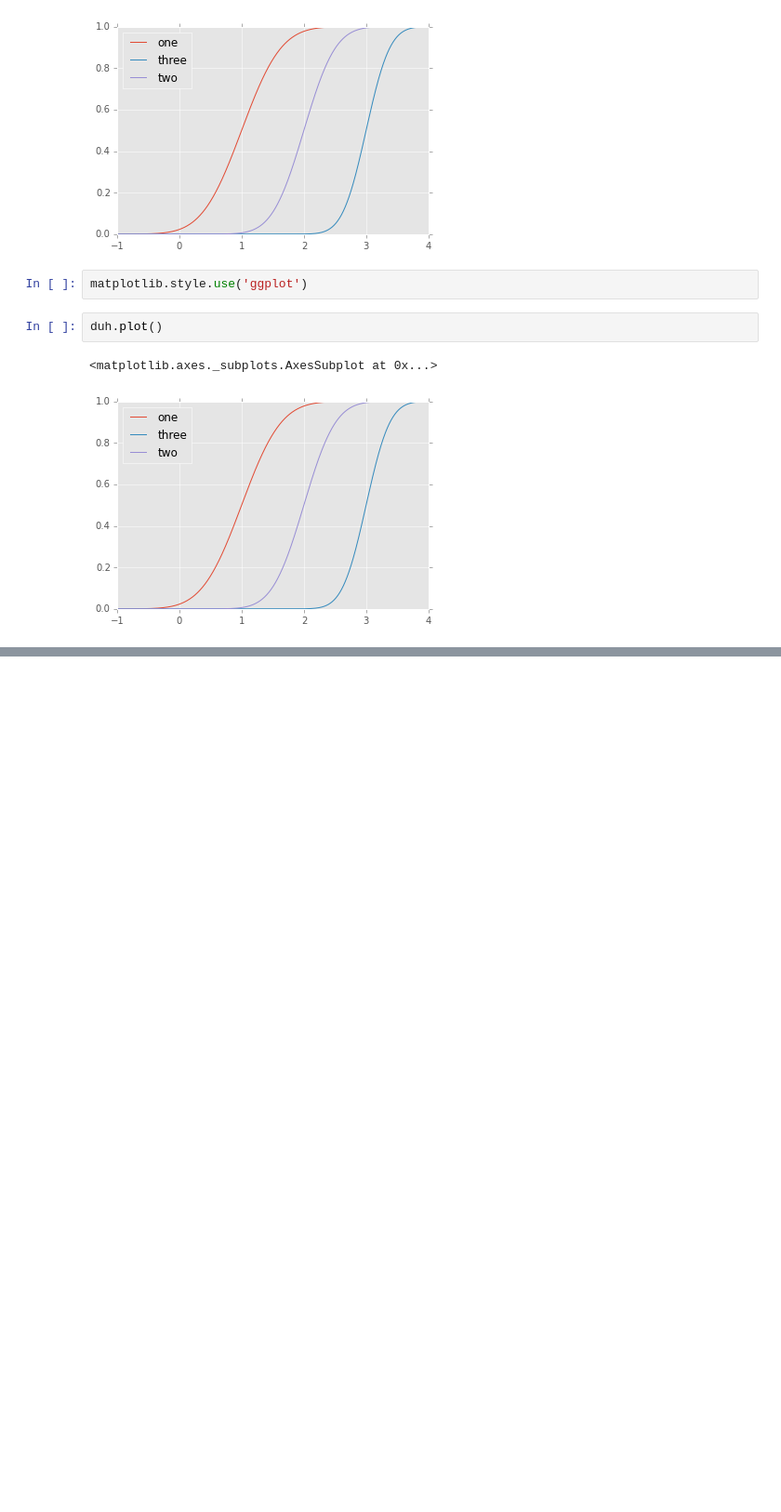
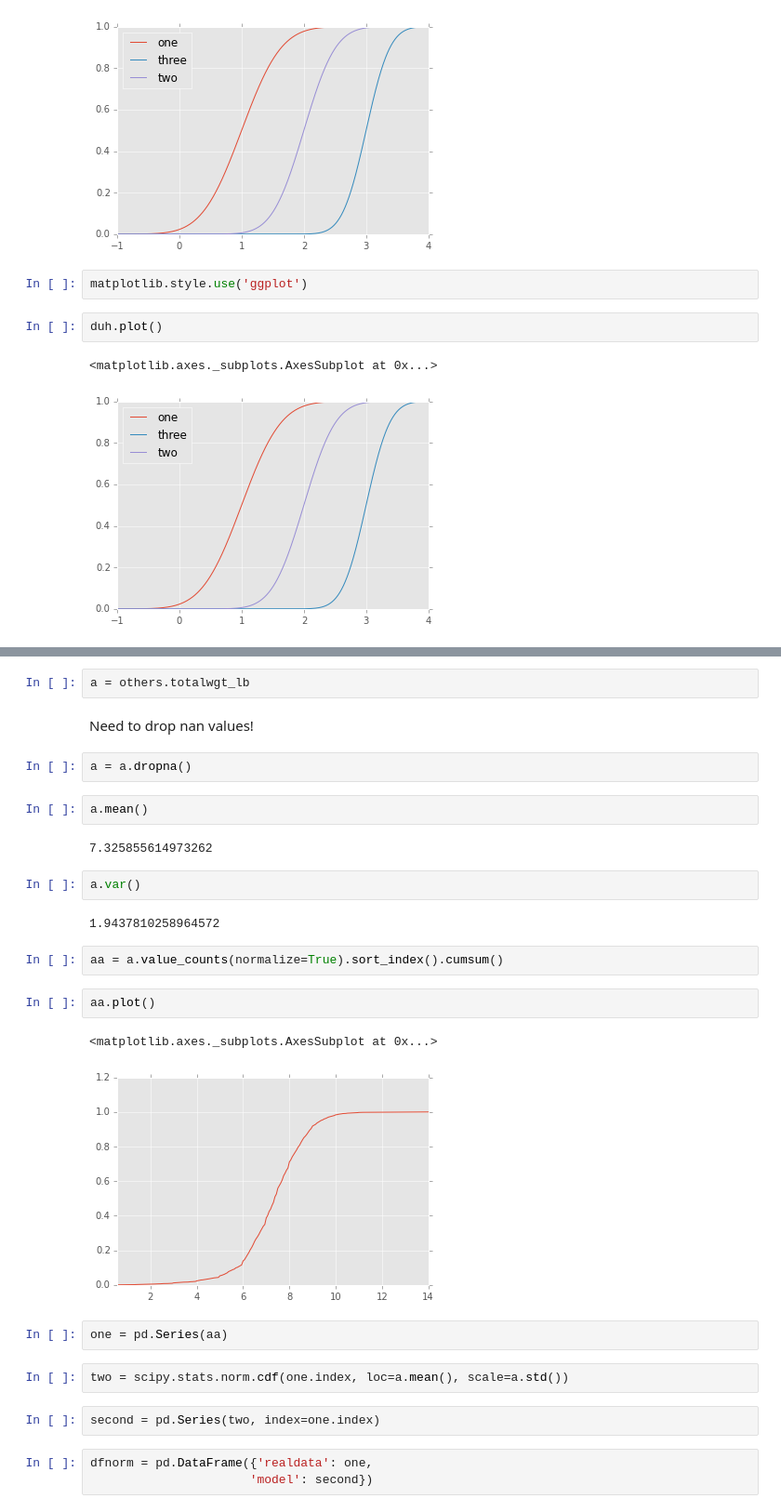
Before and after one commit to doolingdavid/ThinkStats2, a Jupyter notebook: code/notes.ipynb, the cells around one changed output, grey strips where cells are left out. Shown at 93% size. Cells and saved outputs as stored; diff of their text form; blank space fills up the shorter version.

```diff
--- a/code/notes.ipynb
+++ b/code/notes.ipynb
@@ -1573,0 +1576,30 @@ duh.plot()
+# %%
+a = others.totalwgt_lb
+# %% [markdown]
+Need to drop nan values!
+# %%
+a = a.dropna()
+# %%
+a.mean()
+# %% [output]
+7.325855614973262
+# %%
+a.var()
+# %% [output]
+1.9437810258964572
+# %%
+aa = a.value_counts(normalize=True).sort_index().cumsum()
+# %%
+aa.plot()
+# %% [output]
+<matplotlib.axes._subplots.AxesSubplot at 0x...>
+[figure, added]
+# %%
+one = pd.Series(aa)
+# %%
+two = scipy.stats.norm.cdf(one.index, loc=a.mean(), scale=a.std())
+# %%
+second = pd.Series(two, index=one.index)
+# %%
+dfnorm = pd.DataFrame({'realdata': one,
+                      'model': second})
```
Also changed, not shown: parts of 23 cells of this notebook.
